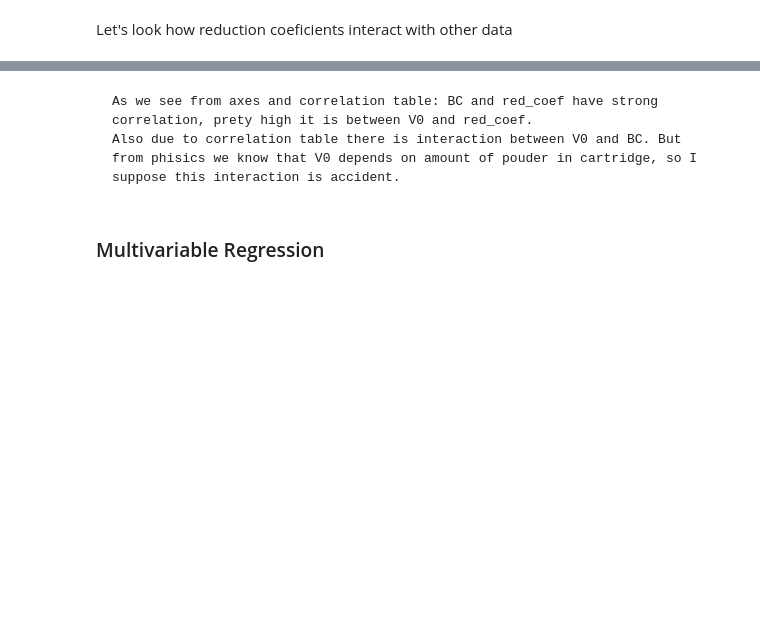
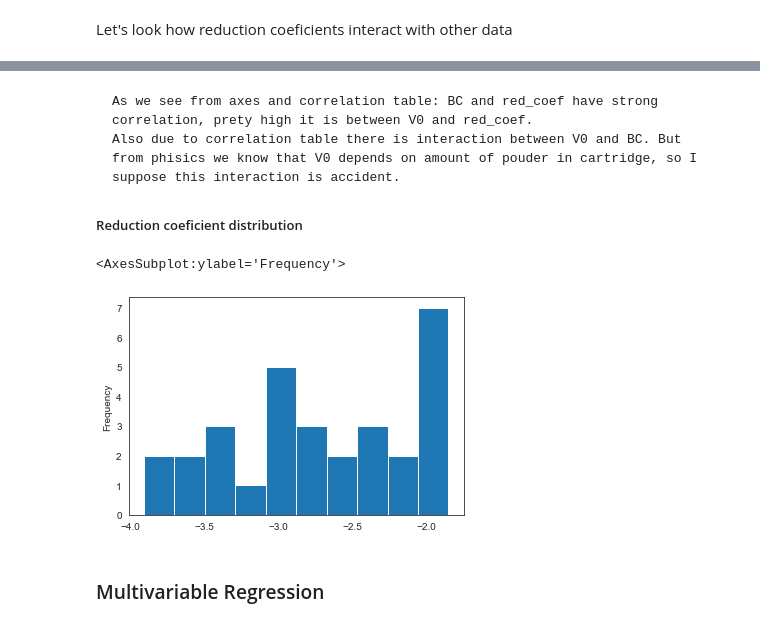
Before and after one commit to OstapVando/BALISTICS_analysis, a Jupyter notebook: main.ipynb, the cells around one changed output, grey strips where cells are left out. Drawn from its saved outputs; the diff is of its cells as text; code cells hidden in the pictures; blank space fills up the shorter version.

```diff
--- a/main.ipynb
+++ b/main.ipynb
@@ -234,6 +234,13 @@ sns.set_style('white')
 # %% [markdown]
     As we see from axes and correlation table: BC and red_coef have strong correlation, prety high it is between V0 and red_coef.
     Also due to correlation table there is interaction between V0 and BC. But from phisics we know that V0 depends on amount of pouder in cartridge, so I suppose this interaction is accident.
+
+##### Reduction coeficient distribution
+# %%
+learning_df['red_coef'].plot(kind='hist')
+# %% [output]
+<AxesSubplot:ylabel='Frequency'>
+[figure, added]
 # %% [markdown]
 ### Multivariable Regression
 # %%
```
Also changed, not shown: parts of 19 cells of this notebook.
